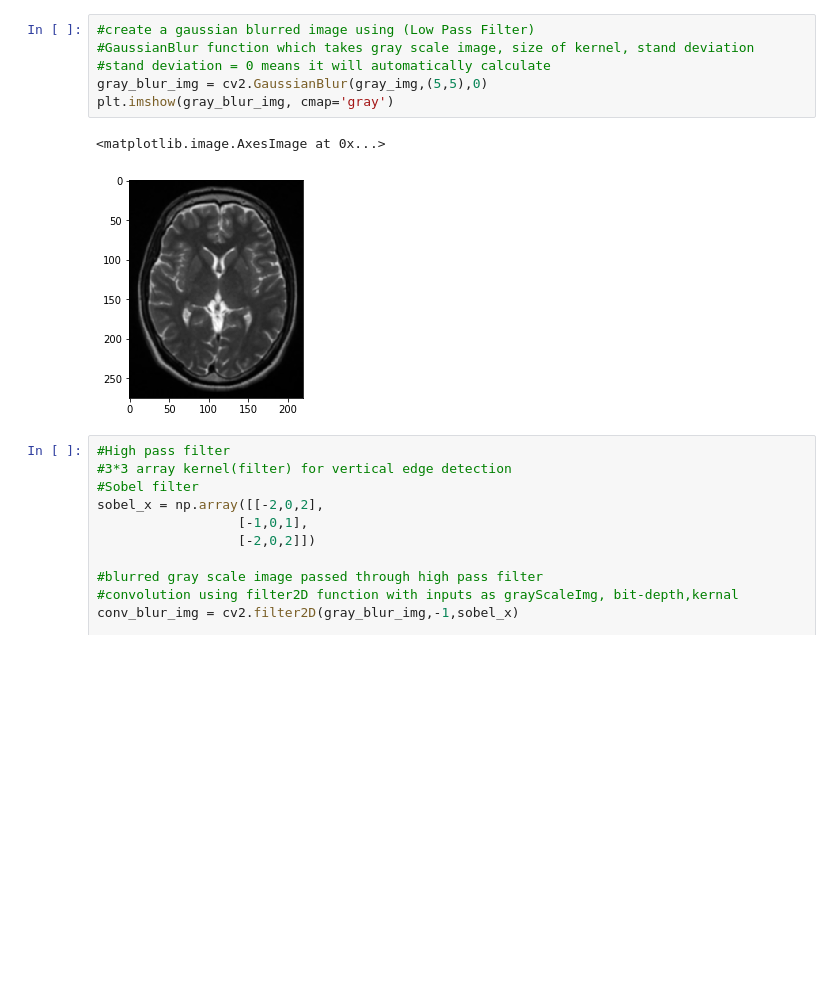
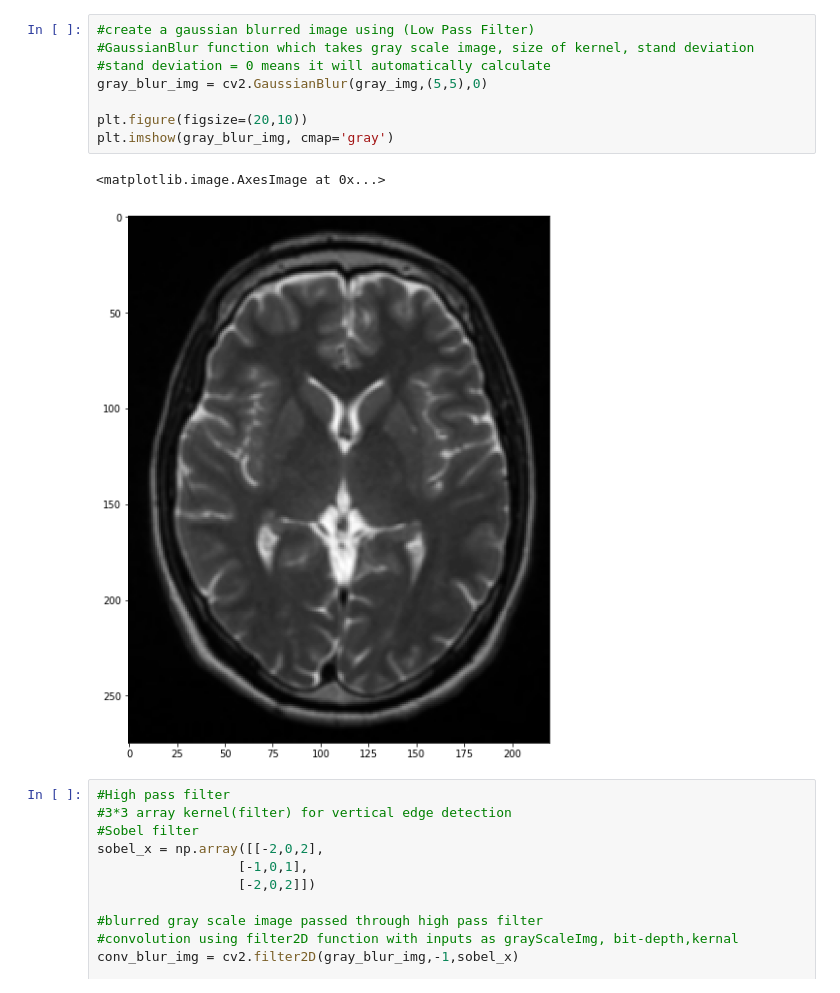
Before and after one commit to swechhachoudhary/Computer-Vision, a Jupyter notebook: image representation/BrainMR.ipynb, the cells around one changed output. Drawn from its saved outputs; the diff is of its cells as text; blank space fills up the shorter version.

```diff
--- a/image representation/BrainMR.ipynb
+++ b/image representation/BrainMR.ipynb
@@ -24,12 +26,14 @@ plt.imshow(gray_img, cmap='gray')
 # %%
 #create a gaussian blurred image using (Low Pass Filter)
 #GaussianBlur function which takes gray scale image, size of kernel, stand deviation
 #stand deviation = 0 means it will automatically calculate
 gray_blur_img = cv2.GaussianBlur(gray_img,(5,5),0)
+
+plt.figure(figsize=(20,10))
 plt.imshow(gray_blur_img, cmap='gray')
 # %% [output]
 <matplotlib.image.AxesImage at 0x...>
-[figure, old version]
+[figure, new version]
 # %%
 #High pass filter
 #3*3 array kernel(filter) for vertical edge detection
```
Also changed, not shown: parts of 3 cells of this notebook.
